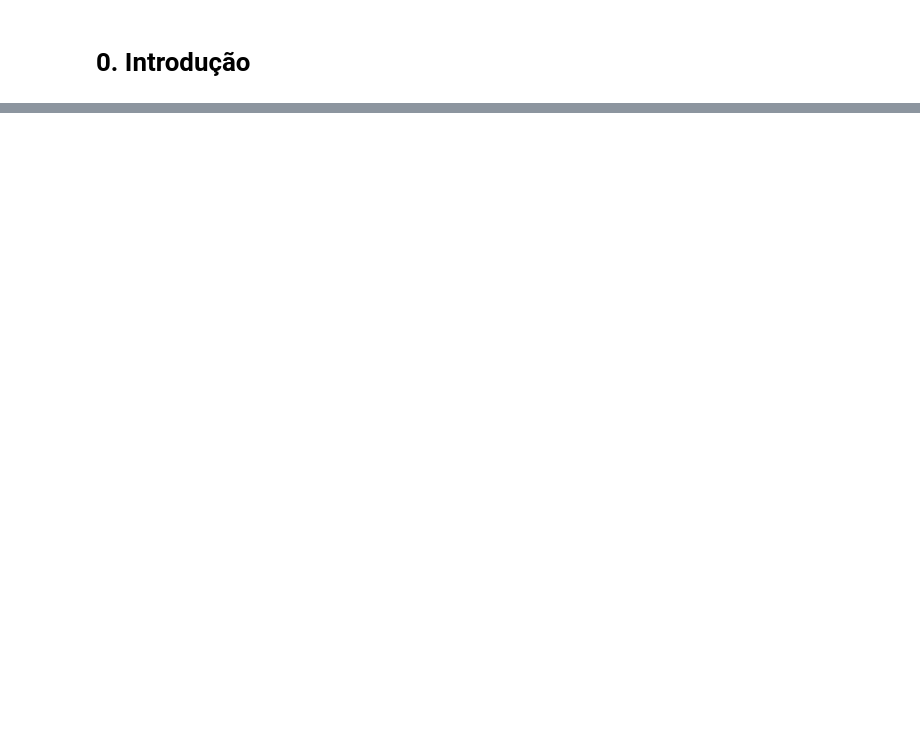
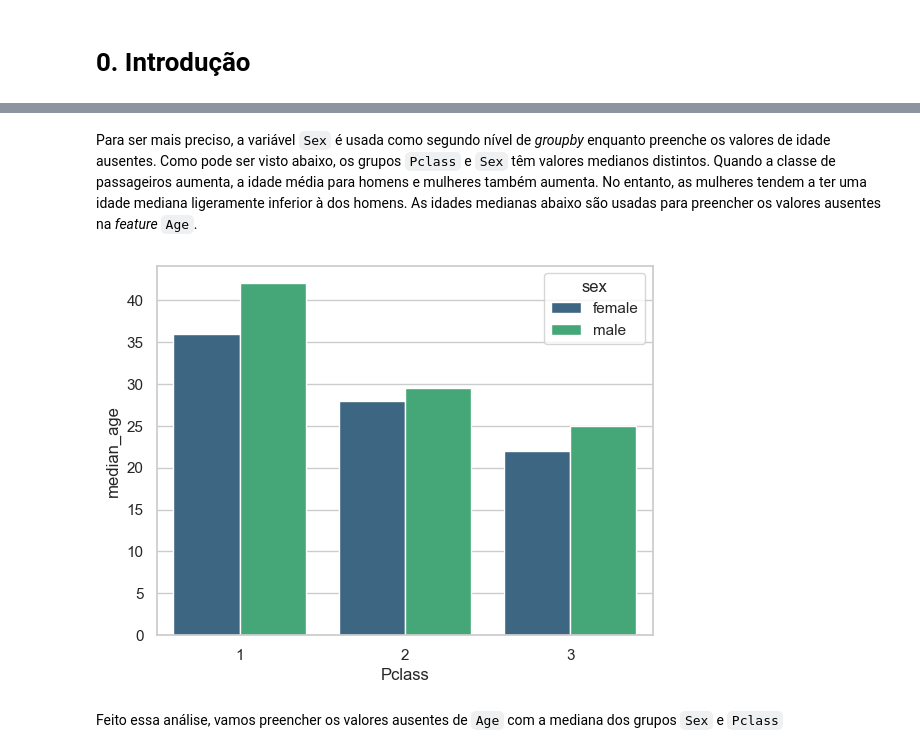
Before and after one commit to kawakami01/data-analysis-and-modeling-kaggle-titanic-competition, a Jupyter notebook: data-analysis-and-modeling-kaggle-titanic-competition.ipynb, the cells around one changed output, grey strips where cells are left out. Cells and saved outputs as stored; diff of their text form; code cells hidden in the pictures; blank space fills up the shorter version.

```diff
--- a/data-analysis-and-modeling-kaggle-titanic-competition.ipynb
+++ b/data-analysis-and-modeling-kaggle-titanic-competition.ipynb
@@ -29,0 +29,6 @@ sns.barplot(x=[1,2,3,4,5,6,7],y=[2,4,6,8,10,12,14]);
+# %%
+cwd = os.getcwd()
+
+df_train = pd.read_csv(f'{cwd}\\train.csv')
+df_test = pd.read_csv(f'{cwd}\\test.csv')
+df_all = pd.concat([df_train, df_test], sort=True).reset_index(drop=True)
@@ -29,0 +150,24 @@ sns.barplot(x=[1,2,3,4,5,6,7],y=[2,4,6,8,10,12,14]);
+# %% [markdown]
+Para ser mais preciso, a variável `Sex` é usada como segundo nível de *groupby* enquanto preenche os valores de idade ausentes. Como pode ser visto abaixo, os grupos `Pclass` e `Sex` têm valores medianos distintos. Quando a classe de passageiros aumenta, a idade média para homens e mulheres também aumenta. No entanto, as mulheres tendem a ter uma idade mediana ligeramente inferior à dos homens. As idades medianas abaixo são usadas para preencher os valores ausentes na *feature* `Age`.
+# %%
+# Cria um DataFrame com a mediana das idades por sexo e classe
+age_by_pclass_sex = df_all.groupby(['Sex', 'Pclass']).median()['Age']
+
+# Organizando os dados para plotar
+data = []
+for pclass in range(1, 4):
+    for sex in ['female', 'male']:
+        data += [{
+            'Pclass': pclass,
+            'median_age': age_by_pclass_sex[sex][pclass],
+            'sex': sex
+        }]
+
+# DataFrame para plotar o gráfico
+age_by_pclass_sex = pd.DataFrame(data)
+# %%
+sns.barplot(x=age_by_pclass_sex['Pclass'], y=age_by_pclass_sex['median_age'], hue='sex', data=age_by_pclass_sex, palette='viridis');
+# %% [output]
+[figure, added]
+# %% [markdown]
+Feito essa análise, vamos preencher os valores ausentes de `Age` com a mediana dos grupos `Sex` e `Pclass`
```
Also changed, not shown: parts of 22 cells of this notebook.
